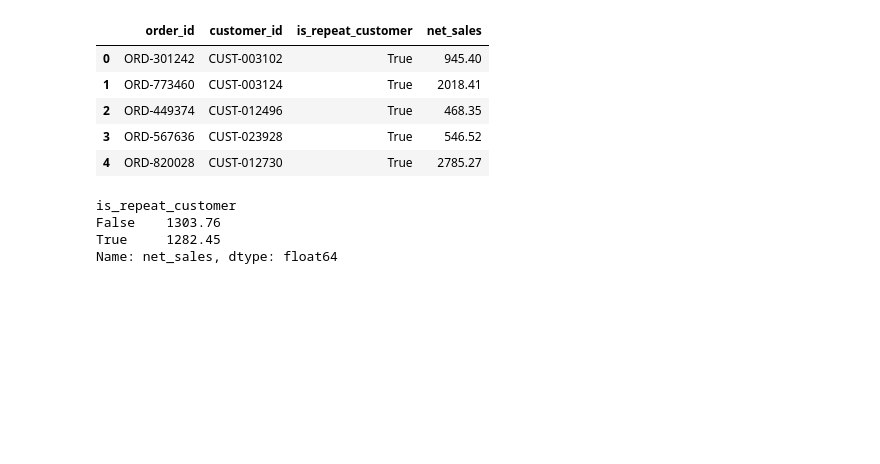
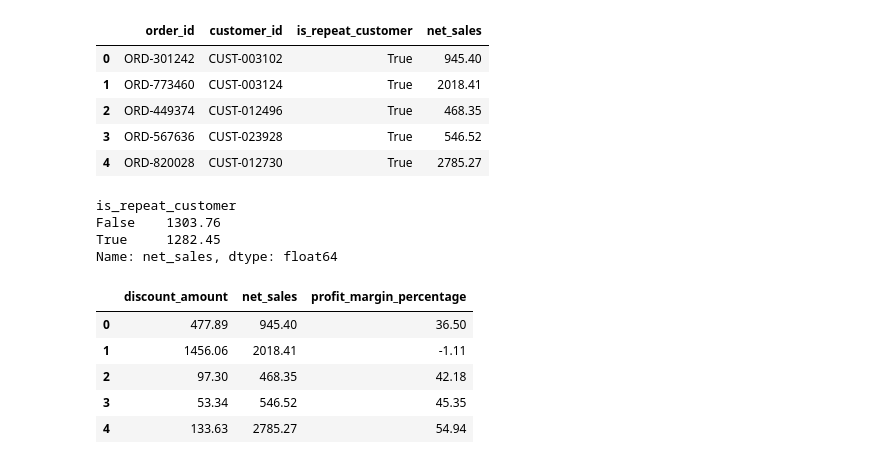
Before and after one commit to AJD1888/E-commerce-Analysis, a Jupyter notebook: e-commerce-notebook.ipynb, the cells around one changed output. Saved outputs shown, nothing was run; the diff lists cells and outputs as text; code cells hidden in the pictures; blank space fills up the shorter version.

```diff
--- a/e-commerce-notebook.ipynb
+++ b/e-commerce-notebook.ipynb
@@ -263,3 +273,22 @@ is_repeat_customer
 False    1303.76
 True     1282.45
 Name: net_sales, dtype: float64
+# %%
+# we now want to investigate how discounts are associated with sales performance and profit margins
+
+# function that will create a new data frame containing only columns relating to discounts, sales and profit margins
+def get_discount_sales_data(sales):
+
+    df = sales[["discount_amount", "net_sales", "profit_margin_percentage"]]
+    return df
+
+discount_df = get_discount_sales_data(sales)
+
+discount_df.head()
+# %% [output]
+|  | discount_amount | net_sales | profit_margin_percentage |
+| 0 | 477.89 | 945.40 | 36.50 |
+| 1 | 1456.06 | 2018.41 | -1.11 |
+| 2 | 97.30 | 468.35 | 42.18 |
+| 3 | 53.34 | 546.52 | 45.35 |
+| 4 | 133.63 | 2785.27 | 54.94 |
```
Also changed, not shown: parts of 3 cells of this notebook, 2 other files.
